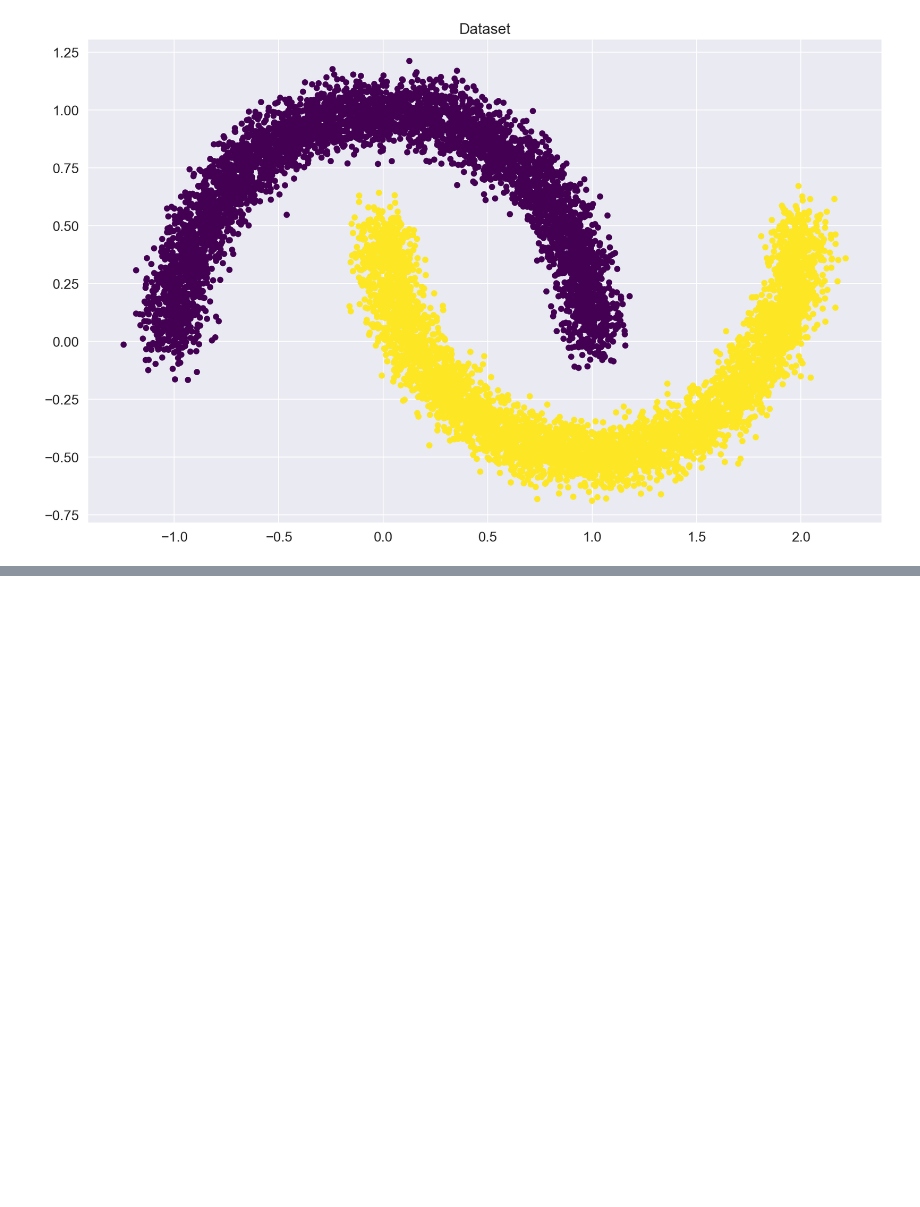
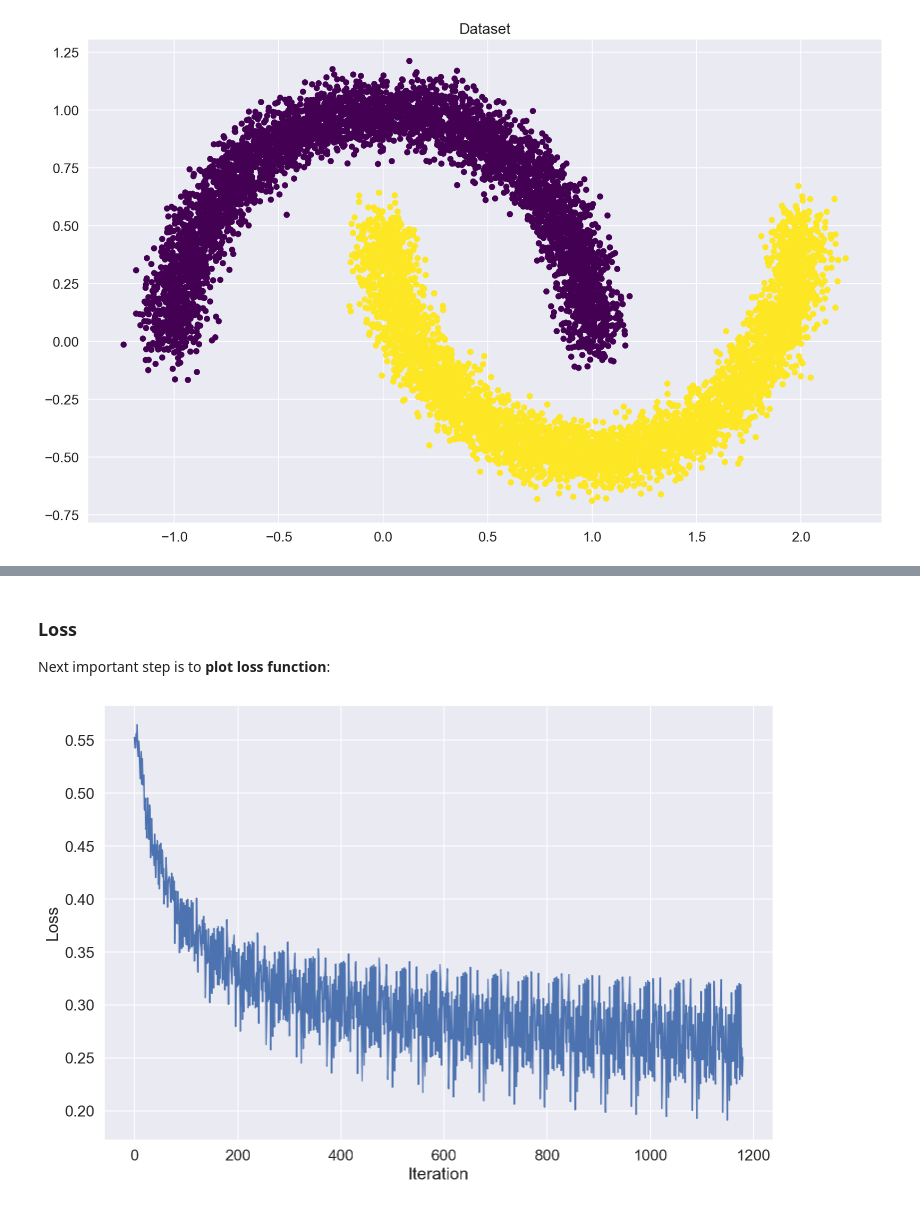
Before and after one commit to barklan/dl_school, a Jupyter notebook: w08 [basic NNs]/simple_sklearn_datasets.ipynb, the cells around one changed output, grey strips where cells are left out. Drawn from its saved outputs; the diff is of its cells as text; code cells hidden in the pictures; blank space fills up the shorter version.

```diff
--- a/w08 [basic NNs]/simple_sklearn_datasets.ipynb
+++ b/w08 [basic NNs]/simple_sklearn_datasets.ipynb
@@ -44,0 +89,2 @@ val_dataloader = DataLoader(val_dataset, batch_size=128)
+# %%
+optimizer = torch.optim.SGD(model.parameters(), lr=0.05)
@@ -44,0 +109,34 @@ val_dataloader = DataLoader(val_dataset, batch_size=128)
+# %%
+def train(model, epochs):
+    losses = []
+    max_epochs = epochs
+    stop_it = False
+    for epoch in range(max_epochs):
+        utils.set_global_seed(42 + epoch)
+        for it, (X_batch, y_batch) in enumerate(train_dataloader):
+            optimizer.zero_grad()
+            outp = model(X_batch)
+            loss = loss_function(outp.flatten(), y_batch)
+            loss.backward()
+            losses.append(loss.detach().flatten()[0])
+            optimizer.step()
+            probabilities = torch.sigmoid(outp)
+            preds = (probabilities>0.5).type(torch.long)
+    return model, losses
+# %%
+model, losses = train(model, 20)
+# %% [markdown]
+### Loss
+
+Next important step is to **plot loss function**:
+# %%
+def show_loss(losses):
+    plt.figure(figsize=(12, 8))
+    plt.plot(range(len(losses)), losses)
+    plt.xlabel("Iteration")
+    plt.ylabel("Loss")
+    plt.show()
+# %%
+show_loss(losses)
+# %% [output]
+[figure, added]
```
Also changed, not shown: parts of 48 cells of this notebook, 8 other files.
